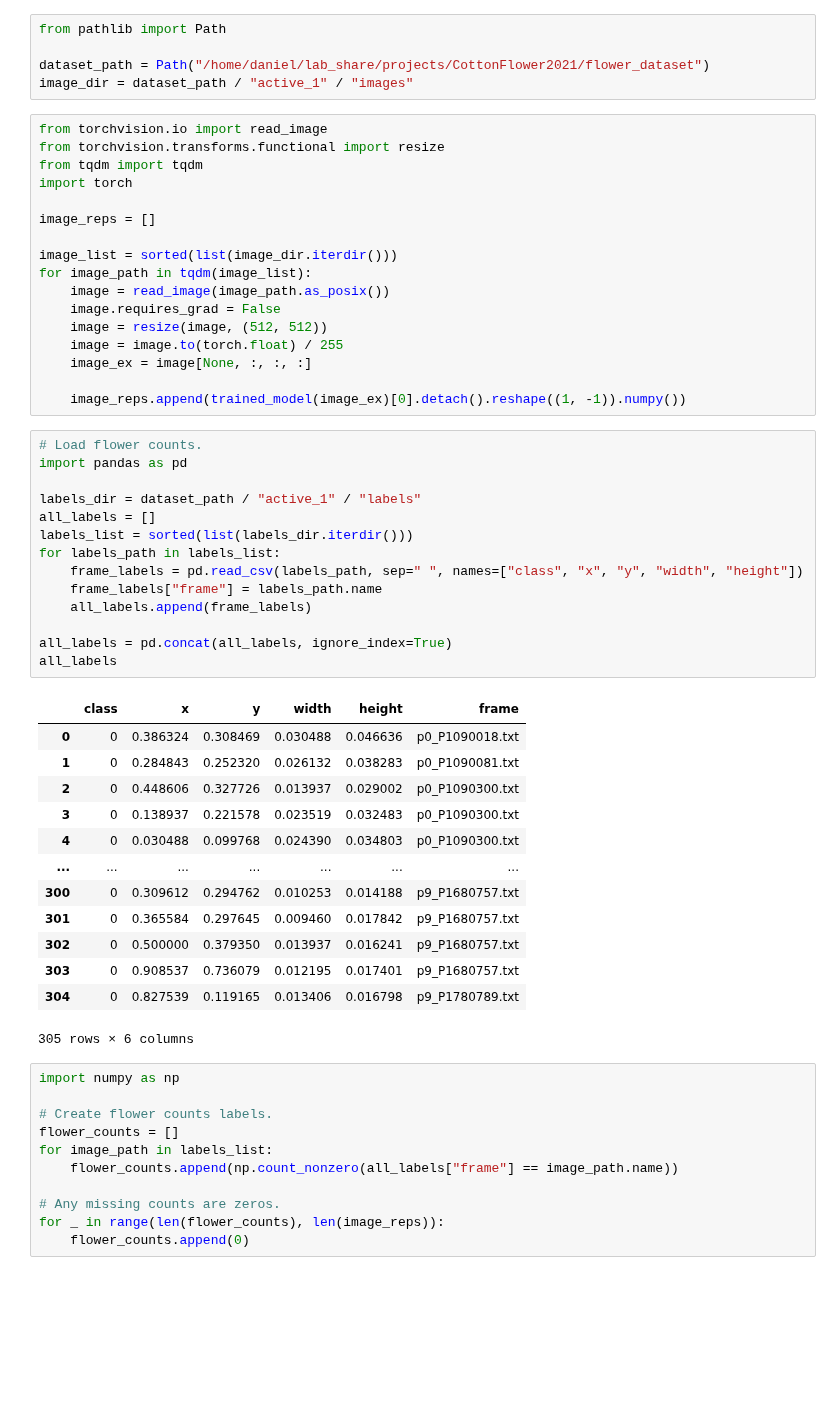
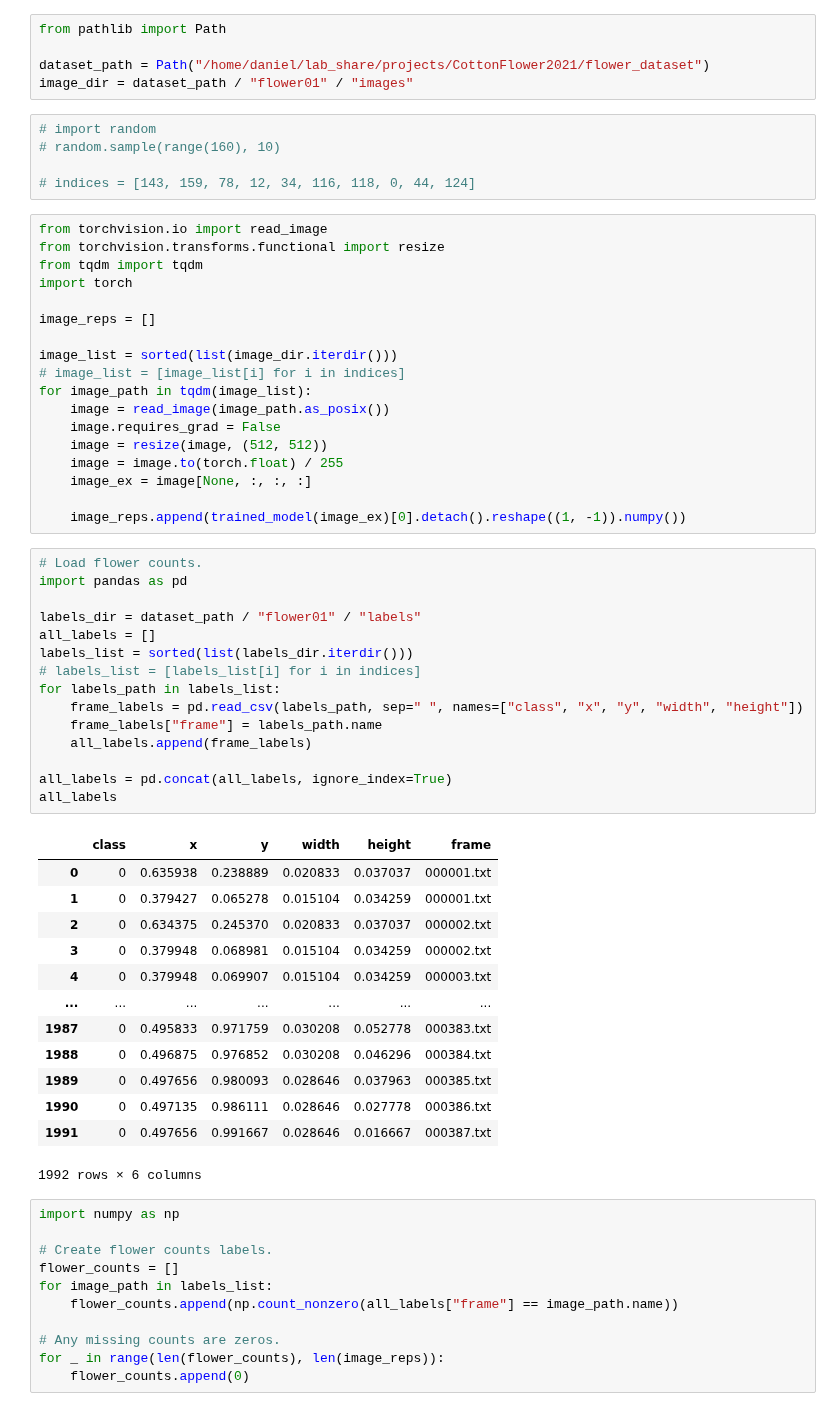
Before and after one commit to UGA-BSAIL/self-supervised-learning, a Jupyter notebook: notebooks/representation_eval.ipynb, the cells around one changed output. Saved outputs shown, nothing was run; the diff lists cells and outputs as text; blank space fills up the shorter version.

```diff
--- a/notebooks/representation_eval.ipynb
+++ b/notebooks/representation_eval.ipynb
@@ -33,7 +33,12 @@ To set a different path, run '%reload_kedro <project_root>'
 from pathlib import Path
 
 dataset_path = Path("/home/daniel/lab_share/projects/CottonFlower2021/flower_dataset")
-image_dir = dataset_path / "active_1" / "images"
+image_dir = dataset_path / "flower01" / "images"
+# %%
+# import random
+# random.sample(range(160), 10)
+
+# indices = [143, 159, 78, 12, 34, 116, 118, 0, 44, 124]
 # %%
 from torchvision.io import read_image
 from torchvision.transforms.functional import resize
@@ -43,6 +48,7 @@ import torch
 image_reps = []
 
 image_list = sorted(list(image_dir.iterdir()))
+# image_list = [image_list[i] for i in indices]
 for image_path in tqdm(image_list):
     image = read_image(image_path.as_posix())
     image.requires_grad = False
@@ -54,31 +60,32 @@ for image_path in tqdm(image_list):
 # %%
 # Load flower counts.
 import pandas as pd
 
-labels_dir = dataset_path / "active_1" / "labels"
+labels_dir = dataset_path / "flower01" / "labels"
 all_labels = []
 labels_list = sorted(list(labels_dir.iterdir()))
+# labels_list = [labels_list[i] for i in indices]
 for labels_path in labels_list:
     frame_labels = pd.read_csv(labels_path, sep=" ", names=["class", "x", "y", "width", "height"])
     frame_labels["frame"] = labels_path.name
     all_labels.append(frame_labels)
 
 all_labels = pd.concat(all_labels, ignore_index=True)
 all_labels
 # %% [output]
 |  | class | x | y | width | height | frame |
-| 0 | 0 | 0.386324 | 0.308469 | 0.030488 | 0.046636 | p0_P1090018.txt |
-| 1 | 0 | 0.284843 | 0.252320 | 0.026132 | 0.038283 | p0_P1090081.txt |
-| 2 | 0 | 0.448606 | 0.327726 | 0.013937 | 0.029002 | p0_P1090300.txt |
-| 3 | 0 | 0.138937 | 0.221578 | 0.023519 | 0.032483 | p0_P1090300.txt |
-| 4 | 0 | 0.030488 | 0.099768 | 0.024390 | 0.034803 | p0_P1090300.txt |
+| 0 | 0 | 0.635938 | 0.238889 | 0.020833 | 0.037037 | 000001.txt |
+| 1 | 0 | 0.379427 | 0.065278 | 0.015104 | 0.034259 | 000001.txt |
+| 2 | 0 | 0.634375 | 0.245370 | 0.020833 | 0.037037 | 000002.txt |
+| 3 | 0 | 0.379948 | 0.068981 | 0.015104 | 0.034259 | 000002.txt |
+| 4 | 0 | 0.379948 | 0.069907 | 0.015104 | 0.034259 | 000003.txt |
 | ... | ... | ... | ... | ... | ... | ... |
-| 300 | 0 | 0.309612 | 0.294762 | 0.010253 | 0.014188 | p9_P1680757.txt |
-| 301 | 0 | 0.365584 | 0.297645 | 0.009460 | 0.017842 | p9_P1680757.txt |
-| 302 | 0 | 0.500000 | 0.379350 | 0.013937 | 0.016241 | p9_P1680757.txt |
-| 303 | 0 | 0.908537 | 0.736079 | 0.012195 | 0.017401 | p9_P1680757.txt |
-| 304 | 0 | 0.827539 | 0.119165 | 0.013406 | 0.016798 | p9_P1780789.txt |
+| 1987 | 0 | 0.495833 | 0.971759 | 0.030208 | 0.052778 | 000383.txt |
+| 1988 | 0 | 0.496875 | 0.976852 | 0.030208 | 0.046296 | 000384.txt |
+| 1989 | 0 | 0.497656 | 0.980093 | 0.028646 | 0.037963 | 000385.txt |
+| 1990 | 0 | 0.497135 | 0.986111 | 0.028646 | 0.027778 | 000386.txt |
+| 1991 | 0 | 0.497656 | 0.991667 | 0.028646 | 0.016667 | 000387.txt |
-305 rows × 6 columns
+1992 rows × 6 columns
 # %%
 import numpy as np
 
```
Also changed, not shown: parts of 12 cells of this notebook.
